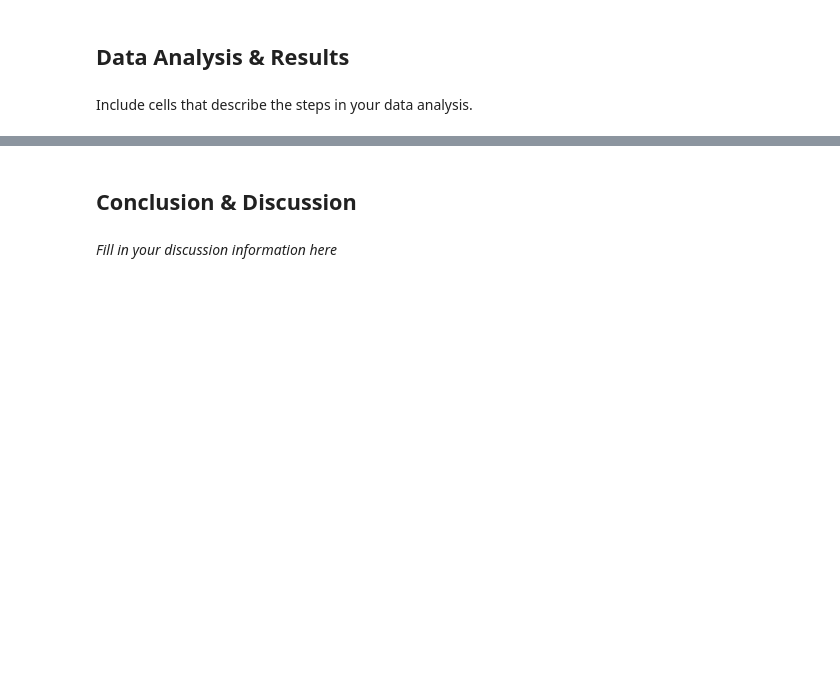
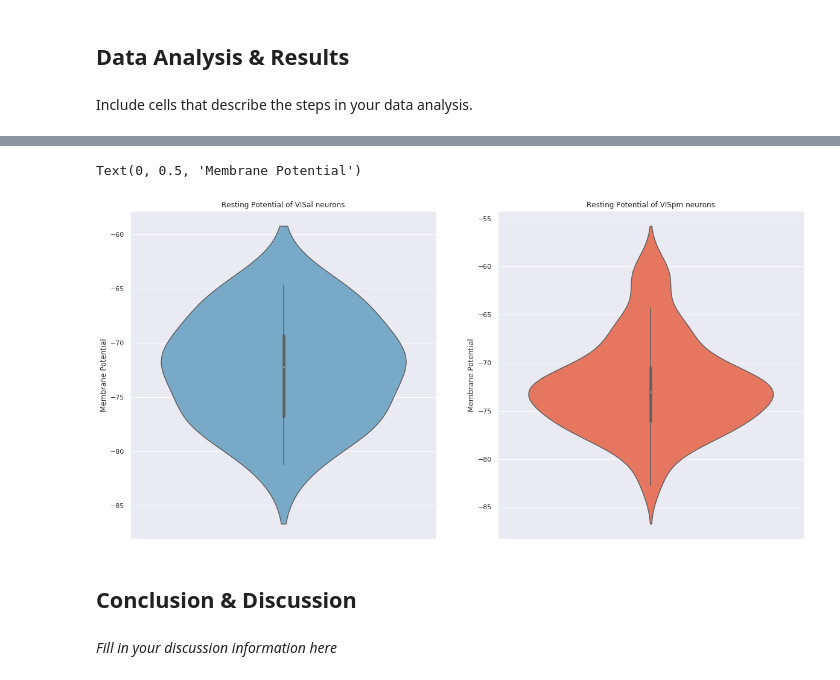
Before and after one commit to tthd0214/CellTypeProject, a Jupyter notebook: CellTypesProject_group8.ipynb, the cells around one changed output, grey strips where cells are left out. Cells and saved outputs as stored; diff of their text form; code cells hidden in the pictures; blank space fills up the shorter version.

```diff
--- a/CellTypesProject_group8.ipynb
+++ b/CellTypesProject_group8.ipynb
@@ -110,3 +114,4 @@ ephys_columns = list(ephys_features.columns)
 # %%
 visal_ephys_data = mouse_ephys_df[mouse_ephys_df["structure_area_abbrev"] == "VISal"]
-visal_ephys_data
+visal_ephys_vrest = visal_ephys_data[['vrest']]
+visal_ephys_vrest.columns = ['VISal']
@@ -133,3 +118,4 @@ visal_ephys_data
 # %%
 vispm_ephys_data = mouse_ephys_df[mouse_df["structure_area_abbrev"] == "VISpm"]
-vispm_ephys_data
+vispm_ephys_vrest = vispm_ephys_data[['vrest']]
+vispm_ephys_vrest.columns = ['VISpm']
@@ -227,3 +338,16 @@ Include cells that describe the steps in your data analysis.
+# %%
+# Plotting electrophysiological data for the two areas with box plot/ Violin plot:
+# Resting potential
+fig, ax1 = plt.subplots(ncols = 2, figsize=(20,10))
+sns.violinplot(x = 'VISal', data = visal_ephys_vrest, ax = ax1[0], palette = 'Blues', orient = 'v')
+ax1[0].set_title('Resting Potential of VISal neurons')
+ax1[0].set_ylabel('Membrane Potential')
+sns.violinplot(x = 'VISpm', data = vispm_ephys_vrest, ax = ax1[1], palette = 'Reds', orient = 'v')
+ax1[1].set_title('Resting Potential of VISpm neurons')
+ax1[1].set_ylabel('Membrane Potential')
+# %% [output]
+Text(0, 0.5, 'Membrane Potential')
+[figure, added]
 # %% [markdown]
 ## Conclusion & Discussion
 # %% [markdown]
```
Also changed, not shown: parts of 13 cells of this notebook.
